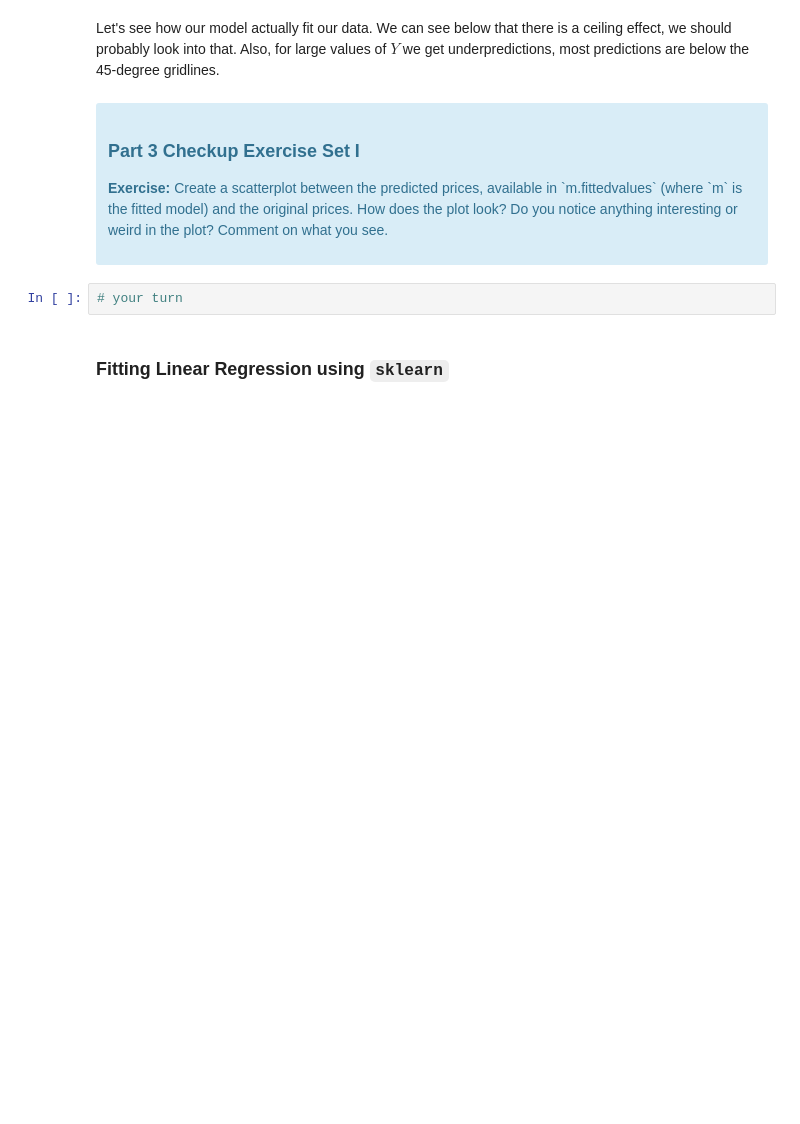
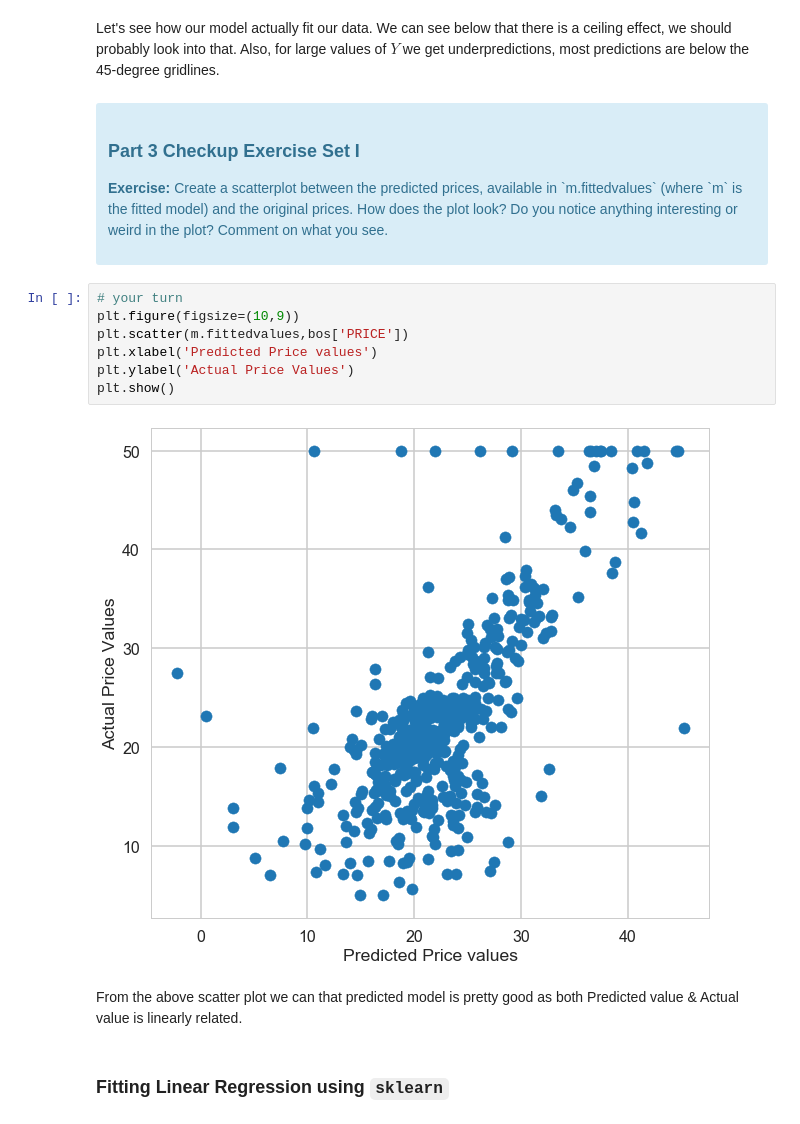
Before and after one commit to ravic1982/Springboard-Exercise, a Jupyter notebook: Mini_Project_Linear_Regression.ipynb, the cells around one changed output. Saved outputs shown, nothing was run; the diff lists cells and outputs as text; blank space fills up the shorter version.

```diff
--- a/Mini_Project_Linear_Regression.ipynb
+++ b/Mini_Project_Linear_Regression.ipynb
@@ -466,8 +484,17 @@ Let's see how our model actually fit our data. We can see below that there is a
 
 <p><b>Exercise:</b> Create a scatterplot between the predicted prices, available in `m.fittedvalues` (where `m` is the fitted model) and the original prices. How does the plot look? Do you notice anything interesting or weird in the plot? Comment on what you see.</p>
 </div>
-# %%
-# your turn
+# %%
+# your turn
+plt.figure(figsize=(10,9))
+plt.scatter(m.fittedvalues,bos['PRICE'])
+plt.xlabel('Predicted Price values')
+plt.ylabel('Actual Price Values')
+plt.show()
+# %% [output]
+[figure, added]
+# %% [markdown]
+From the above scatter plot we can that predicted model is pretty good as both Predicted value & Actual value is linearly related.
 # %% [markdown]
 ### Fitting Linear Regression using `sklearn`
 # %%
```
Also changed, not shown: parts of 28 cells of this notebook.
